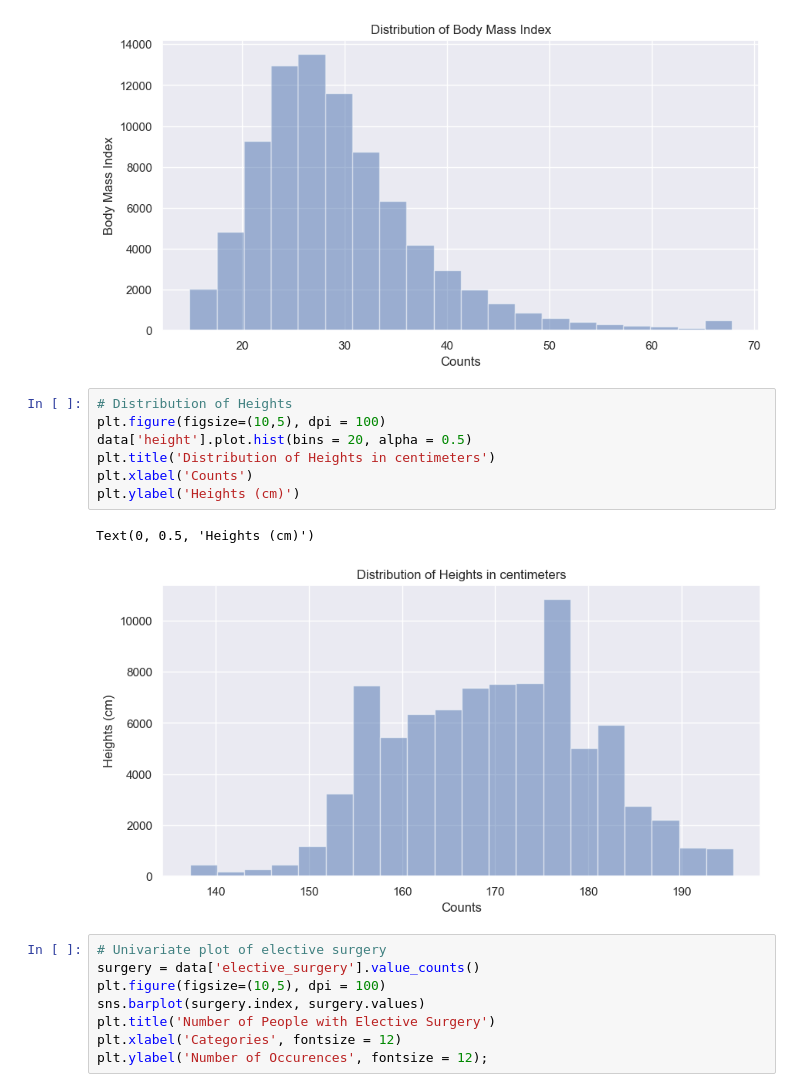
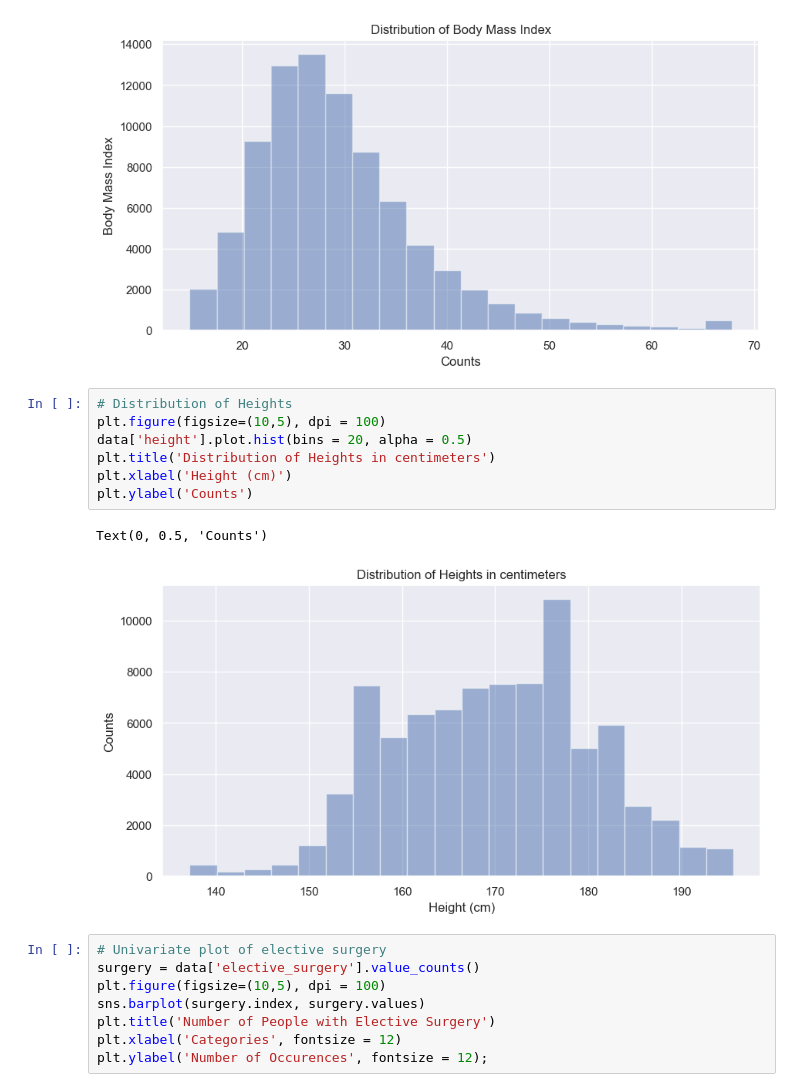
Before and after one commit to oaagboro/ICU_survival_of_patients, a Jupyter notebook: 2_ICU_EDA.ipynb, the cells around one changed output. Cells and saved outputs as stored; diff of their text form.

```diff
--- a/2_ICU_EDA.ipynb
+++ b/2_ICU_EDA.ipynb
@@ -154,13 +154,13 @@ plt.ylabel('Body Mass Index');
 # %%
 # Distribution of Heights
 plt.figure(figsize=(10,5), dpi = 100)
 data['height'].plot.hist(bins = 20, alpha = 0.5)
 plt.title('Distribution of Heights in centimeters')
-plt.xlabel('Counts')
-plt.ylabel('Heights (cm)')
+plt.xlabel('Height (cm)')
+plt.ylabel('Counts')
 # %% [output]
-Text(0, 0.5, 'Heights (cm)')
+Text(0, 0.5, 'Counts')
-[figure, old version]
+[figure, new version]
 # %%
 # Univariate plot of elective surgery
 surgery = data['elective_surgery'].value_counts()
```
Also changed, not shown: parts of 3 cells of this notebook, 2 other files.
